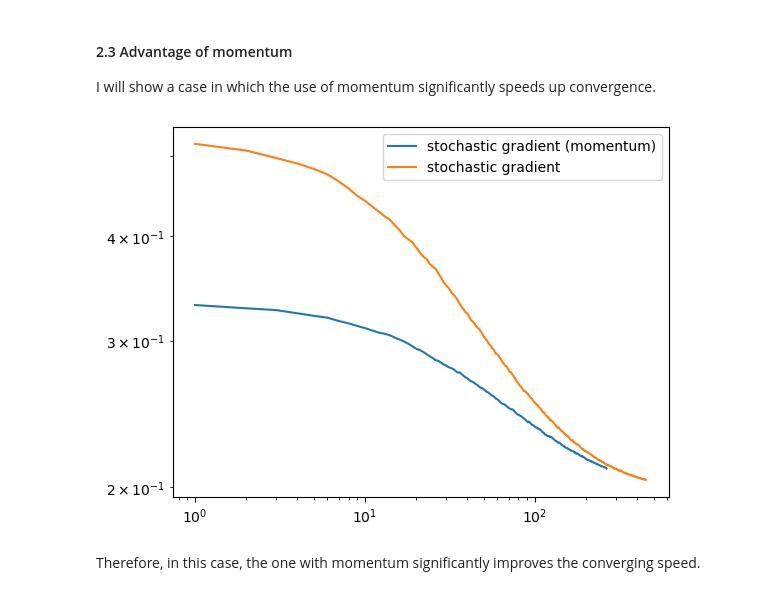
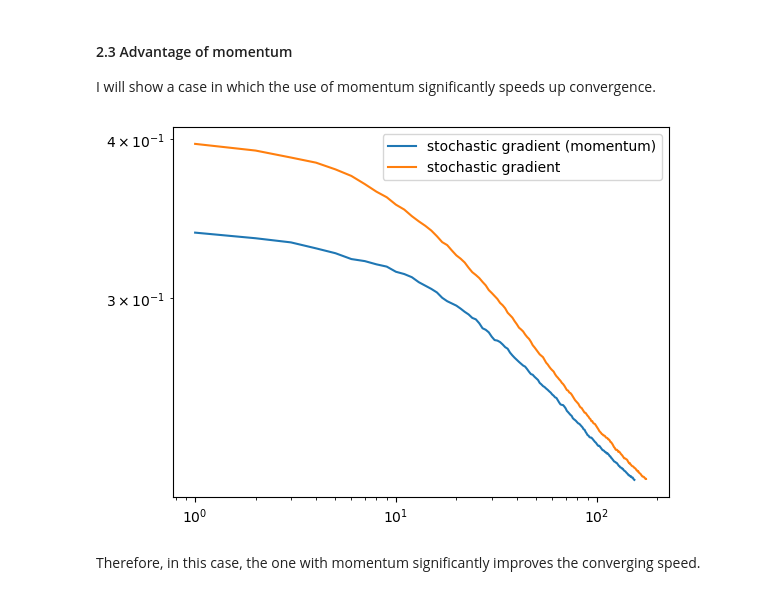
Before and after one commit to cjy-2001/cjy-2001.github.io, a Jupyter notebook: posts/optimization-post/logisticRegression.ipynb, the cells around one changed output. Drawn from its saved outputs; the diff is of its cells as text; code cells hidden in the pictures.

```diff
--- a/posts/optimization-post/logisticRegression.ipynb
+++ b/posts/optimization-post/logisticRegression.ipynb
@@ -202,30 +204,33 @@ After comparing lines with different batch sizes, it appears that the green line
 
 I will show a case in which the use of momentum significantly speeds up convergence.
 # %%
+p_features = 3
+X, y = make_blobs(n_samples = 200, n_features = p_features - 1, centers =  [(-1, -1), (1, 1)])
+
 LR = LogisticRegression()
 LR.fit_stochastic(X, y,
                   max_epochs = 100,
                   momentum = True,
                   batch_size = 20,
                   alpha = .05)
 
 num_steps = len(LR.loss_history)
 plt.plot(np.arange(num_steps) + 1, LR.loss_history, label = "stochastic gradient (momentum)")
 
 LR = LogisticRegression()
 LR.fit_stochastic(X, y,
                   max_epochs = 100,
                   momentum = False,
                   batch_size = 20,
                   alpha = .05)
 
 num_steps = len(LR.loss_history)
 plt.plot(np.arange(num_steps) + 1, LR.loss_history, label = "stochastic gradient")
 
 plt.loglog()
 
 legend = plt.legend()
 # %% [output]
-[figure, old version]
+[figure, new version]
 # %% [markdown]
 Therefore, in this case, the one with momentum significantly improves the converging speed.
```
Also changed, not shown: parts of 10 cells of this notebook, 9 other files.
